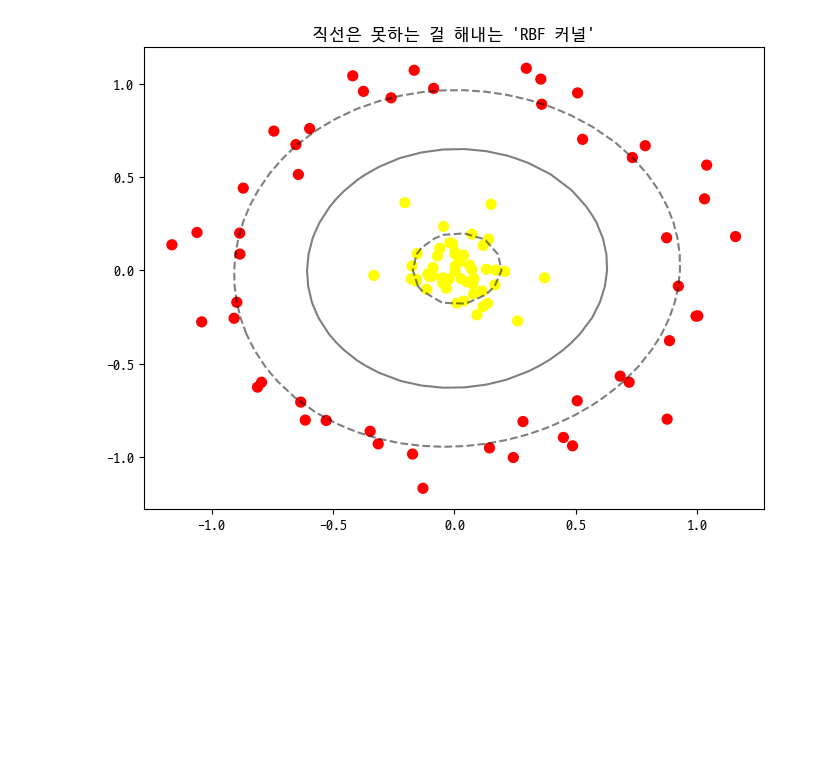
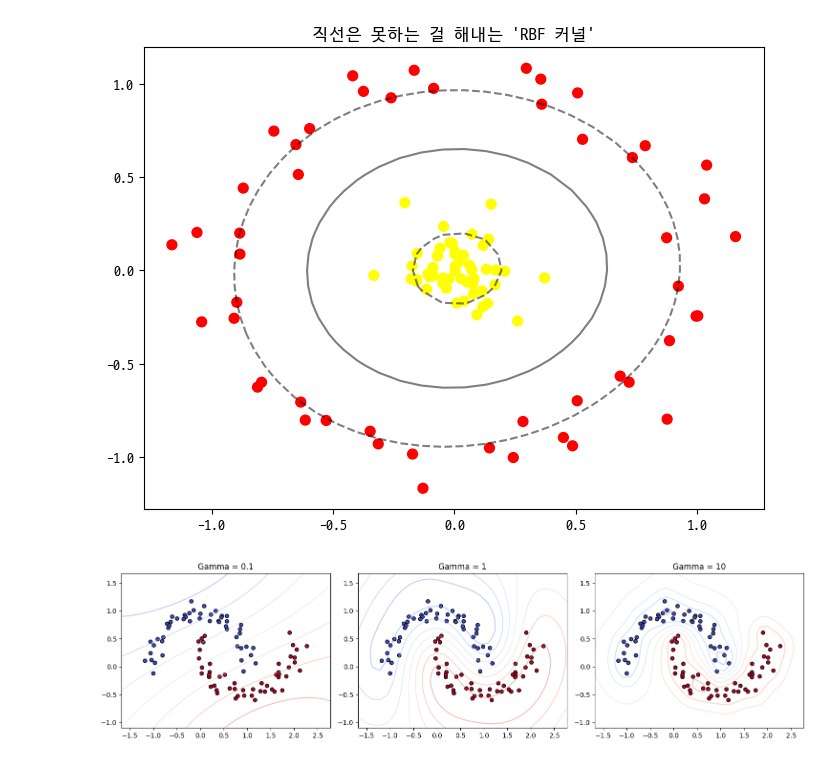
Before and after one commit to kwsahe/Ecommerce-Data-Analysis-Practice, a Jupyter notebook: 03_Modeling/Day14_SVM_Basic.ipynb, the cells around one changed output. Cells and saved outputs as stored; diff of their text form; code cells hidden in the pictures; blank space fills up the shorter version.

```diff
--- a/03_Modeling/Day14_SVM_Basic.ipynb
+++ b/03_Modeling/Day14_SVM_Basic.ipynb
@@ -64,3 +144,39 @@ plt.title("직선은 못하는 걸 해내는 'RBF 커널'")
 plt.show()
 # %% [output]
 [figure]
+# %%
+import matplotlib.pyplot as plt
+import numpy as np
+from sklearn import svm
+from sklearn.datasets import make_moons
+
+X, y = make_moons(n_samples=100, noise=0.1, random_state=42)
+
+gamma_values = [0.1, 1, 10]
+
+plt.figure(figsize=(15, 4))
+
+for i, gamma in enumerate(gamma_values):
+    model = svm.SVC(kernel='rbf', gamma=gamma, C=1.0)
+    model.fit(X, y)
+
+    plt.subplot(1, 3, i+1)
+
+    ax = plt.gca()
+    xlim = ax.get_xlim()
+    ylim = ax.get_ylim()
+    xx = np.linspace(X[:, 0].min() - 0.5, X[:, 0].max() + 0.5, 30)
+    yy = np.linspace(X[:, 1].min() - 0.5, X[:, 1].max() + 0.5, 30)
+    YY, XX = np.meshgrid(yy, xx)
+    xy = np.vstack([XX.ravel(), YY.ravel()]).T
+    Z = model.decision_function(xy).reshape(XX.shape)
+
+    ax.contour(XX, YY, Z, alpha=0.4, cmap='coolwarm')
+    ax.scatter(X[:, 0], X[:, 1], c=y, s=30, cmap='coolwarm', edgecolors='k')
+
+    plt.title(f"Gamma = {gamma}")
+
+plt.tight_layout()
+plt.show()
+# %% [output]
+[figure, added]
```
Also changed, not shown: parts of 2 cells of this notebook.
